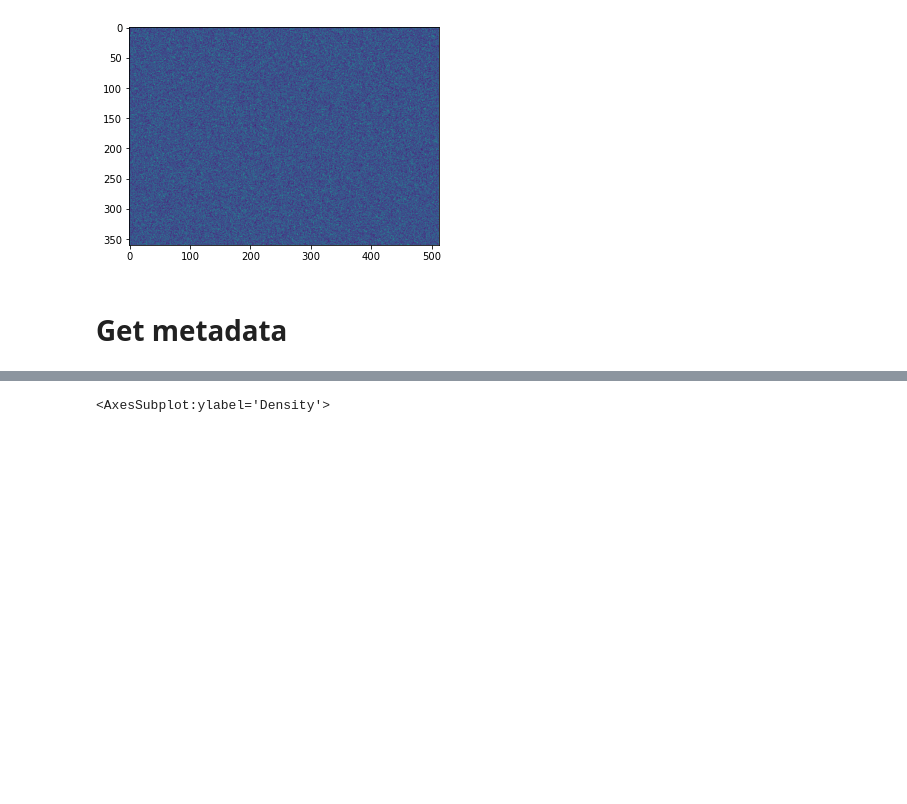
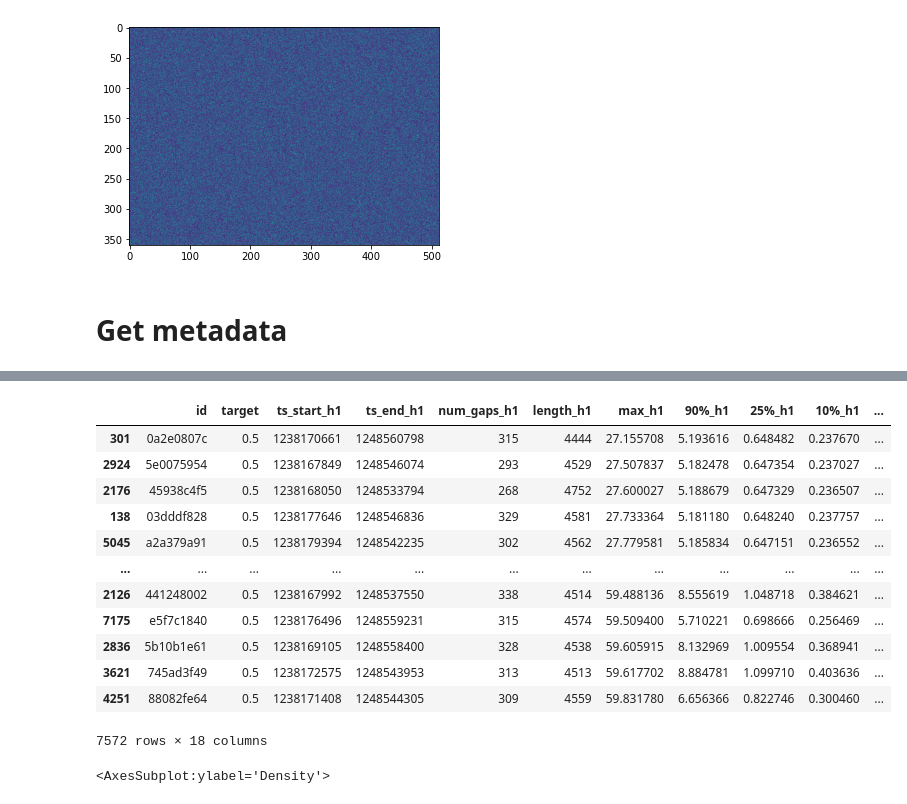
Before and after one commit to analokmaus/kaggle-g2net-2022-private, a Jupyter notebook: 01_eda.ipynb, the cells around one changed output, grey strips where cells are left out. Cells and saved outputs as stored; diff of their text form; code cells hidden in the pictures; blank space fills up the shorter version.

```diff
--- a/01_eda.ipynb
+++ b/01_eda.ipynb
@@ -227,3 +205,23 @@ signal_summary.to_csv('input/signal_summary.csv', index=False)
+# %%
+signal_summary = pd.read_csv('input/signal_summary.csv')
+test = pd.concat([test, signal_summary.drop('idx', axis=1)], axis=1)
+test.to_csv('input/test_metadata.csv', index=False)
+# %%
+test.query('max_h1 < 60').sort_values('max_h1')
+# %% [output]
+|  | id | target | ts_start_h1 | ts_end_h1 | num_gaps_h1 | length_h1 | max_h1 | 90%_h1 | 25%_h1 | 10%_h1 | ... |
+| 301 | 0a2e0807c | 0.5 | 1238170661 | 1248560798 | 315 | 4444 | 27.155708 | 5.193616 | 0.648482 | 0.237670 | ... |
+| 2924 | 5e0075954 | 0.5 | 1238167849 | 1248546074 | 293 | 4529 | 27.507837 | 5.182478 | 0.647354 | 0.237027 | ... |
+| 2176 | 45938c4f5 | 0.5 | 1238168050 | 1248533794 | 268 | 4752 | 27.600027 | 5.188679 | 0.647329 | 0.236507 | ... |
+| 138 | 03dddf828 | 0.5 | 1238177646 | 1248546836 | 329 | 4581 | 27.733364 | 5.181180 | 0.648240 | 0.237757 | ... |
+| 5045 | a2a379a91 | 0.5 | 1238179394 | 1248542235 | 302 | 4562 | 27.779581 | 5.185834 | 0.647151 | 0.236552 | ... |
+| ... | ... | ... | ... | ... | ... | ... | ... | ... | ... | ... | ... |
+| 2126 | 441248002 | 0.5 | 1238167992 | 1248537550 | 338 | 4514 | 59.488136 | 8.555619 | 1.048718 | 0.384621 | ... |
+| 7175 | e5f7c1840 | 0.5 | 1238176496 | 1248559231 | 315 | 4574 | 59.509400 | 5.710221 | 0.698666 | 0.256469 | ... |
+| 2836 | 5b10b1e61 | 0.5 | 1238169105 | 1248558400 | 328 | 4538 | 59.605915 | 8.132969 | 1.009554 | 0.368941 | ... |
+| 3621 | 745ad3f49 | 0.5 | 1238172575 | 1248543953 | 313 | 4513 | 59.617702 | 8.884781 | 1.099710 | 0.403636 | ... |
+| 4251 | 88082fe64 | 0.5 | 1238171408 | 1248544305 | 309 | 4559 | 59.831780 | 6.656366 | 0.822746 | 0.300460 | ... |
+7572 rows × 18 columns
 # %%
 sns.distplot(signal_summary['max_h1'].values)
 # %% [output]
```
Also changed, not shown: parts of 15 cells of this notebook, 2 other files.
